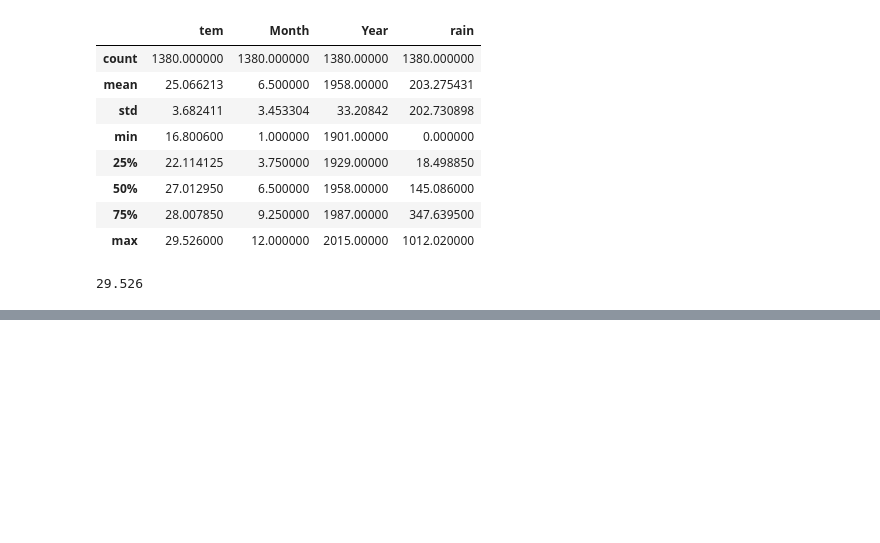
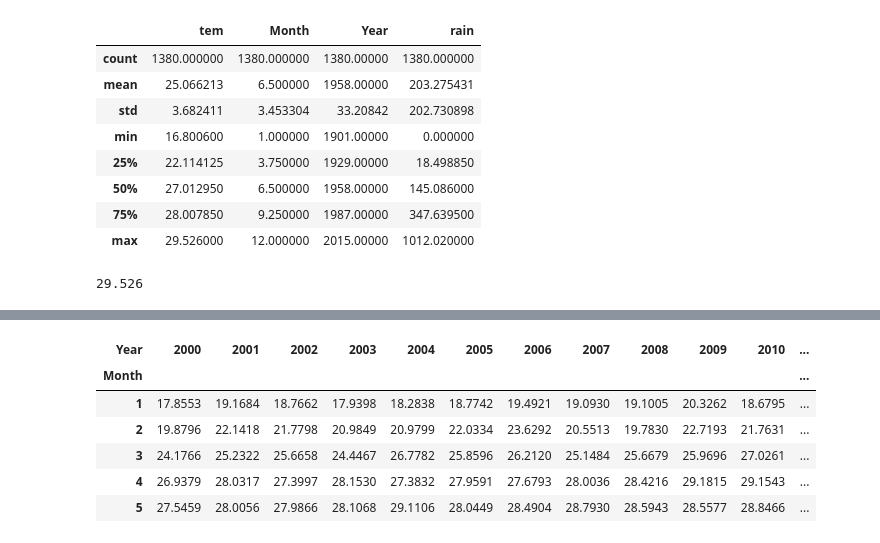
Before and after one commit to AshikurIST/Bangladesh-Weather-1901---2023-, a Jupyter notebook: Bangladesh Weather (1901 - 2023).ipynb, the cells around one changed output, grey strips where cells are left out. Cells and saved outputs as stored; diff of their text form; code cells hidden in the pictures; blank space fills up the shorter version.

```diff
--- a/Bangladesh Weather (1901 - 2023).ipynb
+++ b/Bangladesh Weather (1901 - 2023).ipynb
@@ -56,0 +127,6 @@ df['tem'].max()
+# %%
+# Selecting columns using column slicing
+selected_columns = fp.loc[:, 1901:1999]
+
+# Displaying the selected columns
+print(selected_columns)
@@ -56,0 +151,12 @@ df['tem'].max()
+# %%
+fp = fp.drop(columns=selected_columns)
+# %%
+fp.head()
+# %% [output]
+| Year | 2000 | 2001 | 2002 | 2003 | 2004 | 2005 | 2006 | 2007 | 2008 | 2009 | 2010 | ... |
+| Month |  |  |  |  |  |  |  |  |  |  |  | ... |
+| 1 | 17.8553 | 19.1684 | 18.7662 | 17.9398 | 18.2838 | 18.7742 | 19.4921 | 19.0930 | 19.1005 | 20.3262 | 18.6795 | ... |
+| 2 | 19.8796 | 22.1418 | 21.7798 | 20.9849 | 20.9799 | 22.0334 | 23.6292 | 20.5513 | 19.7830 | 22.7193 | 21.7631 | ... |
+| 3 | 24.1766 | 25.2322 | 25.6658 | 24.4467 | 26.7782 | 25.8596 | 26.2120 | 25.1484 | 25.6679 | 25.9696 | 27.0261 | ... |
+| 4 | 26.9379 | 28.0317 | 27.3997 | 28.1530 | 27.3832 | 27.9591 | 27.6793 | 28.0036 | 28.4216 | 29.1815 | 29.1543 | ... |
+| 5 | 27.5459 | 28.0056 | 27.9866 | 28.1068 | 29.1106 | 28.0449 | 28.4904 | 28.7930 | 28.5943 | 28.5577 | 28.8466 | ... |
```
Also changed, not shown: parts of 8 cells of this notebook.
